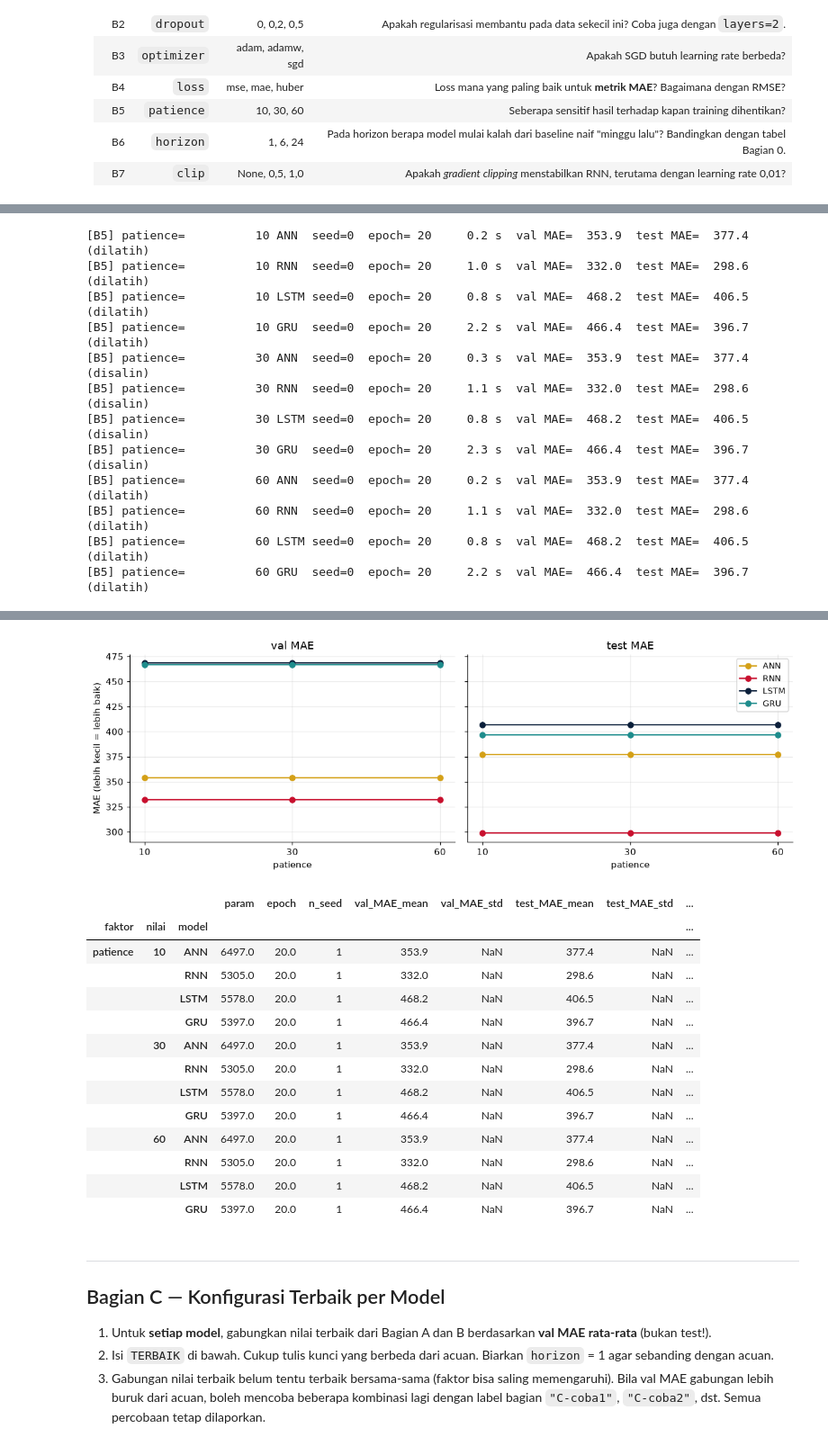
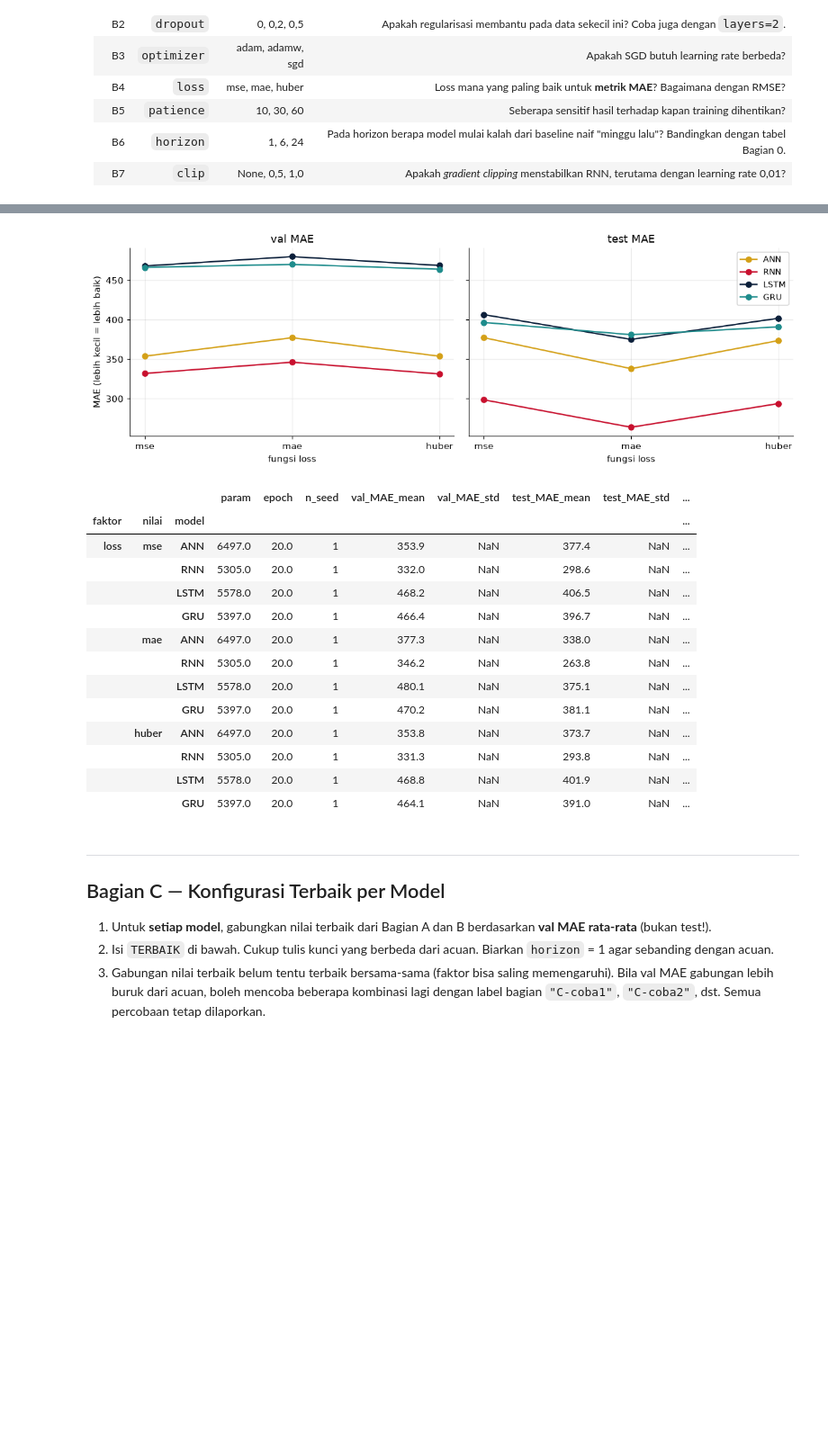
Before and after one commit to adhitngab/dlw-tugas-ra-124400015, a Jupyter notebook: tugas_ablasi.ipynb, the cells around one changed output, grey strips where cells are left out. Shown at 90% size. Saved outputs shown, nothing was run; the diff lists cells and outputs as text; code cells hidden in the pictures; blank space fills up the shorter version.

```diff
--- a/tugas_ablasi.ipynb
+++ b/tugas_ablasi.ipynb
@@ -663,8 +587,8 @@ Pilih **minimal dua** faktor berikut. Hapus tanda `#` pada sel yang dipilih. Tul
 # b1 = jalankan("B1", "batch", [16, 64, 256]);              plot_faktor(b1, "batch size", simpan="B1_batch.png");     display(ringkas(b1))
 b2 = jalankan("B2", "dropout", [0.0, 0.2, 0.5]);           plot_faktor(b2, "dropout", simpan="B2_dropout.png");      display(ringkas(b2))
 # b3 = jalankan("B3", "optimizer", ["adam", "adamw", "sgd"]); plot_faktor(b3, "optimizer", simpan="B3_optimizer.png"); display(ringkas(b3))
-# b4 = jalankan("B4", "loss", ["mse", "mae", "huber"]);       plot_faktor(b4, "fungsi loss", simpan="B4_loss.png");    display(ringkas(b4))
-b5 = jalankan("B5", "patience", [10, 30, 60]);              plot_faktor(b5, "patience", simpan="B5_patience.png");   display(ringkas(b5))
+b4 = jalankan("B4", "loss", ["mse", "mae", "huber"]);       plot_faktor(b4, "fungsi loss", simpan="B4_loss.png");    display(ringkas(b4))
+# b5 = jalankan("B5", "patience", [10, 30, 60]);              plot_faktor(b5, "patience", simpan="B5_patience.png");   display(ringkas(b5))
 # b6 = jalankan("B6", "horizon", [1, 6, 24]);                 plot_faktor(b6, "horizon (jam)", simpan="B6_horizon.png"); display(ringkas(b6))
 # b7 = jalankan("B7", "clip", [None, 0.5, 1.0], lr=1e-2);     plot_faktor(b7, "clip (lr = 0,01)", simpan="B7_clip.png"); display(ringkas(b7))
 # %% [output]
@@ -695,15 +607,3 @@ b5 = jalankan("B5", "patience", [10, 30, 60]);              plot_faktor(b5, "pat
 |  |  | RNN | 5305.0 | 20.0 | 1 | 379.7 | NaN | 348.5 | NaN | ... |
 |  |  | LSTM | 5578.0 | 20.0 | 1 | 503.5 | NaN | 420.4 | NaN | ... |
 |  |  | GRU | 5397.0 | 20.0 | 1 | 504.1 | NaN | 429.9 | NaN | ... |
-[B5] patience=          10 ANN  seed=0  epoch= 20     0.2 s  val MAE=  353.9  test MAE=  377.4  (dilatih)
-[B5] patience=          10 RNN  seed=0  epoch= 20     1.0 s  val MAE=  332.0  test MAE=  298.6  (dilatih)
-[B5] patience=          10 LSTM seed=0  epoch= 20     0.8 s  val MAE=  468.2  test MAE=  406.5  (dilatih)
-[B5] patience=          10 GRU  seed=0  epoch= 20     2.2 s  val MAE=  466.4  test MAE=  396.7  (dilatih)
-[B5] patience=          30 ANN  seed=0  epoch= 20     0.3 s  val MAE=  353.9  test MAE=  377.4  (disalin)
-[B5] patience=          30 RNN  seed=0  epoch= 20     1.1 s  val MAE=  332.0  test MAE=  298.6  (disalin)
-[B5] patience=          30 LSTM seed=0  epoch= 20     0.8 s  val MAE=  468.2  test MAE=  406.5  (disalin)
-[B5] patience=          30 GRU  seed=0  epoch= 20     2.3 s  val MAE=  466.4  test MAE=  396.7  (disalin)
-[B5] patience=          60 ANN  seed=0  epoch= 20     0.2 s  val MAE=  353.9  test MAE=  377.4  (dilatih)
-[B5] patience=          60 RNN  seed=0  epoch= 20     1.1 s  val MAE=  332.0  test MAE=  298.6  (dilatih)
-[B5] patience=          60 LSTM seed=0  epoch= 20     0.8 s  val MAE=  468.2  test MAE=  406.5  (dilatih)
-[B5] patience=          60 GRU  seed=0  epoch= 20     2.2 s  val MAE=  466.4  test MAE=  396.7  (dilatih)
@@ -710,18 +622,18 @@ b5 = jalankan("B5", "patience", [10, 30, 60]);              plot_faktor(b5, "pat
-[figure, old version]
+[figure, new version]
 |  |  |  | param | epoch | n_seed | val_MAE_mean | val_MAE_std | test_MAE_mean | test_MAE_std | ... |
 | faktor | nilai | model |  |  |  |  |  |  |  | ... |
-| patience | 10 | ANN | 6497.0 | 20.0 | 1 | 353.9 | NaN | 377.4 | NaN | ... |
+| loss | mse | ANN | 6497.0 | 20.0 | 1 | 353.9 | NaN | 377.4 | NaN | ... |
 |  |  | RNN | 5305.0 | 20.0 | 1 | 332.0 | NaN | 298.6 | NaN | ... |
 |  |  | LSTM | 5578.0 | 20.0 | 1 | 468.2 | NaN | 406.5 | NaN | ... |
 |  |  | GRU | 5397.0 | 20.0 | 1 | 466.4 | NaN | 396.7 | NaN | ... |
-|  | 30 | ANN | 6497.0 | 20.0 | 1 | 353.9 | NaN | 377.4 | NaN | ... |
-|  |  | RNN | 5305.0 | 20.0 | 1 | 332.0 | NaN | 298.6 | NaN | ... |
-|  |  | LSTM | 5578.0 | 20.0 | 1 | 468.2 | NaN | 406.5 | NaN | ... |
-|  |  | GRU | 5397.0 | 20.0 | 1 | 466.4 | NaN | 396.7 | NaN | ... |
-|  | 60 | ANN | 6497.0 | 20.0 | 1 | 353.9 | NaN | 377.4 | NaN | ... |
-|  |  | RNN | 5305.0 | 20.0 | 1 | 332.0 | NaN | 298.6 | NaN | ... |
-|  |  | LSTM | 5578.0 | 20.0 | 1 | 468.2 | NaN | 406.5 | NaN | ... |
-|  |  | GRU | 5397.0 | 20.0 | 1 | 466.4 | NaN | 396.7 | NaN | ... |
+|  | mae | ANN | 6497.0 | 20.0 | 1 | 377.3 | NaN | 338.0 | NaN | ... |
+|  |  | RNN | 5305.0 | 20.0 | 1 | 346.2 | NaN | 263.8 | NaN | ... |
+|  |  | LSTM | 5578.0 | 20.0 | 1 | 480.1 | NaN | 375.1 | NaN | ... |
+|  |  | GRU | 5397.0 | 20.0 | 1 | 470.2 | NaN | 381.1 | NaN | ... |
+|  | huber | ANN | 6497.0 | 20.0 | 1 | 353.8 | NaN | 373.7 | NaN | ... |
+|  |  | RNN | 5305.0 | 20.0 | 1 | 331.3 | NaN | 293.8 | NaN | ... |
+|  |  | LSTM | 5578.0 | 20.0 | 1 | 468.8 | NaN | 401.9 | NaN | ... |
+|  |  | GRU | 5397.0 | 20.0 | 1 | 464.1 | NaN | 391.0 | NaN | ... |
 # %% [markdown]
 ---
 ## Bagian C — Konfigurasi Terbaik per Model
```
Also changed, not shown: parts of 11 cells of this notebook, 15 other files.
